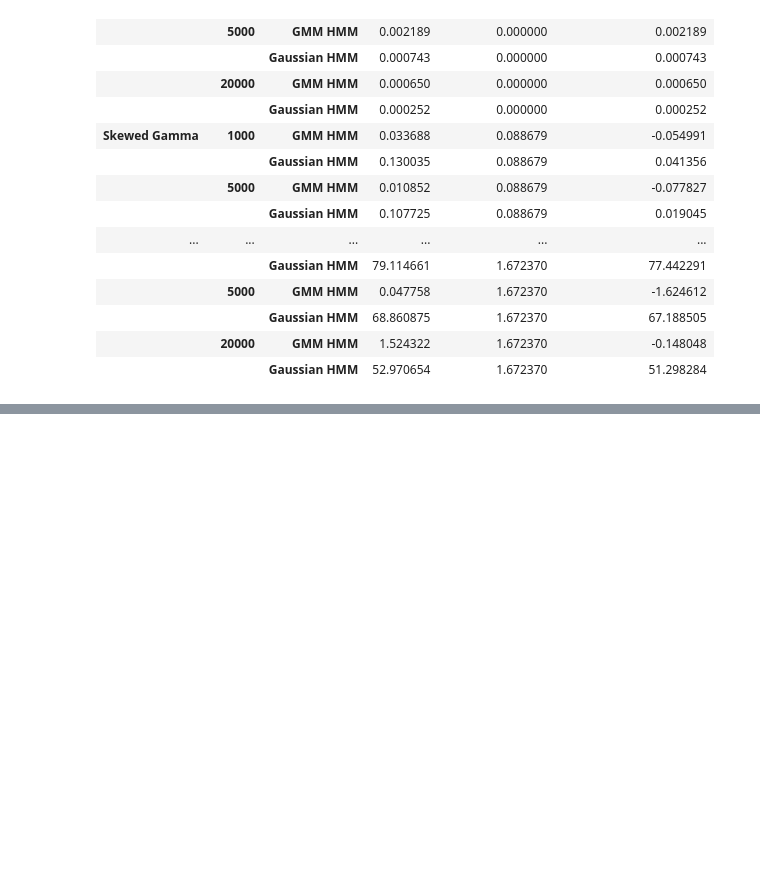
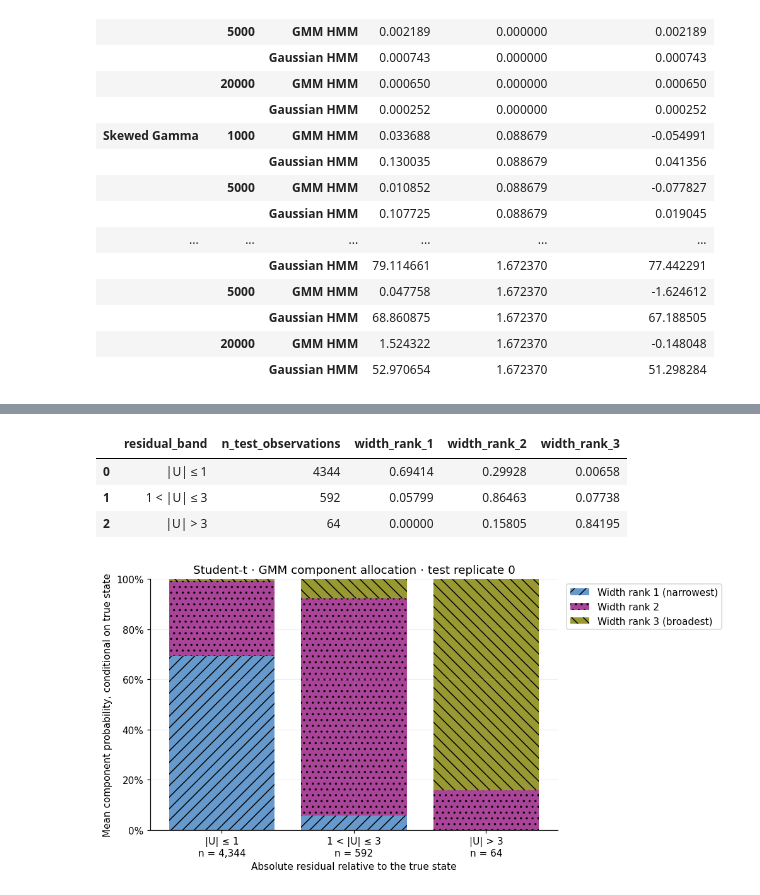
Before and after one commit to leoyxngg/FlexibleEmissionHMM, a Jupyter notebook: notebooks/gmm_synthetic_experiments.ipynb, the cells around one changed output, grey strips where cells are left out. Saved outputs shown, nothing was run; the diff lists cells and outputs as text; code cells hidden in the pictures; blank space fills up the shorter version.

```diff
--- a/notebooks/gmm_synthetic_experiments.ipynb
+++ b/notebooks/gmm_synthetic_experiments.ipynb
@@ -603,0 +1030,52 @@ display(comparison_kl.round(6))
+# %%
+ht_absolute_residual = np.abs((ht_test_x - ht_true_means[ht_test_y]) / ht_true_stds[ht_test_y])
+ht_m = len(ht_example_gmm["weights"][0])
+ht_component_posteriors = np.empty((len(ht_test_x), ht_m))
+for state in ht_states:
+    mask = ht_test_y == state
+    log_joint = ht_component_logpdf(ht_test_x[mask], ht_example_gmm, state)
+    conditional = np.exp(log_joint - logsumexp(log_joint, axis=1, keepdims=True))
+    width_order = np.argsort(np.asarray(ht_example_gmm["variances"][state]))
+    ht_component_posteriors[mask] = conditional[:, width_order]
+np.testing.assert_allclose(ht_component_posteriors.sum(axis=1), 1.)
+ht_bands = [("|U| ≤ 1", ht_absolute_residual <= 1),
+            ("1 < |U| ≤ 3", (ht_absolute_residual > 1) & (ht_absolute_residual <= 3)),
+            ("|U| > 3", ht_absolute_residual > 3)]
+ht_usage_rows = []
+for band, mask in ht_bands:
+    row = {"residual_band": band, "n_test_observations": int(mask.sum())}
+    for rank in range(ht_m):
+        row[f"width_rank_{rank + 1}"] = float(ht_component_posteriors[mask, rank].mean()) if mask.any() else np.nan
+    ht_usage_rows.append(row)
+ht_component_usage = pd.DataFrame(ht_usage_rows)
+display(ht_component_usage.round(5))
+
+fig, ax = plt.subplots(figsize=(9, 4.5), layout="constrained")
+positions = np.arange(len(ht_component_usage))
+bottom = np.zeros(len(ht_component_usage))
+for rank in range(ht_m):
+    values = ht_component_usage[f"width_rank_{rank + 1}"].to_numpy()
+    label = f"Width rank {rank + 1}"
+    if ht_m > 1:
+        label += " (narrowest)" if rank == 0 else " (broadest)" if rank == ht_m - 1 else ""
+    ax.bar(positions, values, bottom=bottom, label=label,
+           color=ht_component_colors[rank % len(ht_component_colors)],
+           hatch=["//", "..", "\\\\"][rank % 3])
+    bottom += np.nan_to_num(values)
+for position, count in enumerate(ht_component_usage.n_test_observations):
+    if count == 0:
+        ax.text(position, .5, "No observations", ha="center", rotation=90)
+ax.set_xticks(positions, [f"{row.residual_band}\nn = {row.n_test_observations:,}"
+                         for row in ht_component_usage.itertuples()])
+ax.yaxis.set_major_formatter(PercentFormatter(1))
+ax.set(ylim=(0, 1), ylabel="Mean component probability, conditional on true state",
+       xlabel="Absolute residual relative to the true state",
+       title=f"Student-t · GMM component allocation · test replicate {HT_EXAMPLE_REPLICATE}")
+ax.legend(loc="upper left", bbox_to_anchor=(1.01, 1))
+plt.show()
+# %% [output]
+|  | residual_band | n_test_observations | width_rank_1 | width_rank_2 | width_rank_3 |
+| 0 | |U| ≤ 1 | 4344 | 0.69414 | 0.29928 | 0.00658 |
+| 1 | 1 < |U| ≤ 3 | 592 | 0.05799 | 0.86463 | 0.07738 |
+| 2 | |U| > 3 | 64 | 0.00000 | 0.15805 | 0.84195 |
+[figure, added]
```
Also changed, not shown: parts of 22 cells of this notebook, 1 other file.
